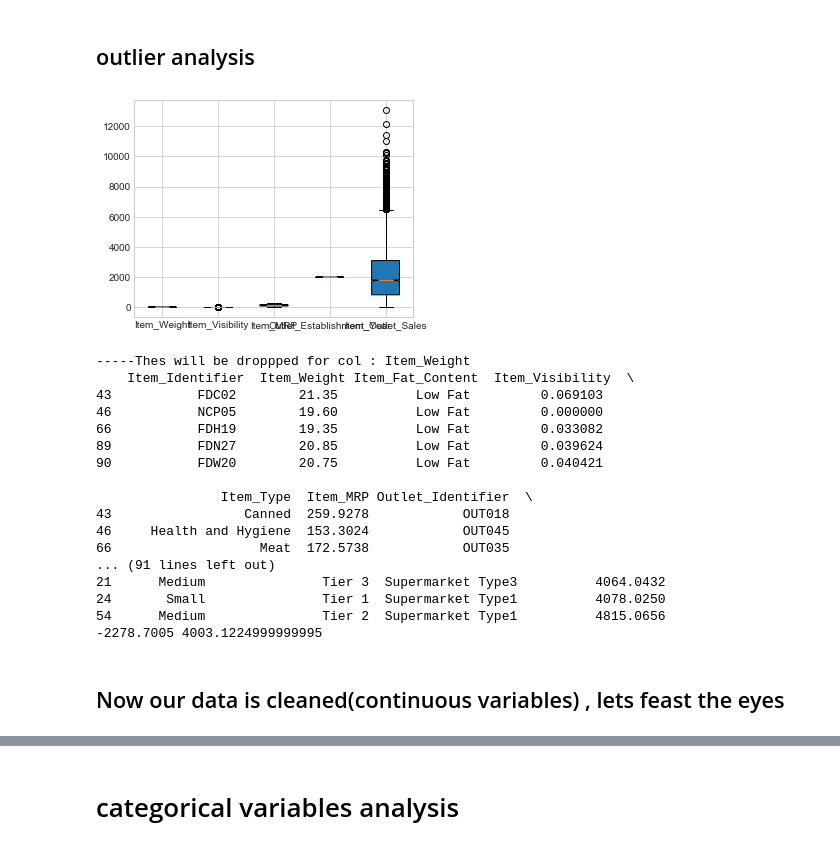
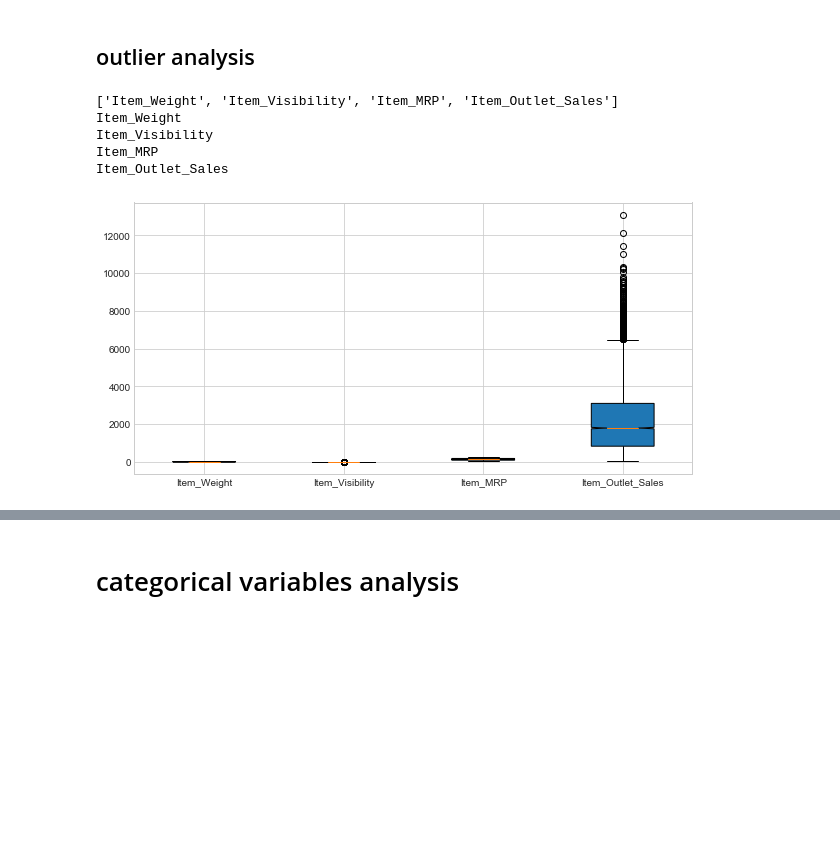
Before and after one commit to pat-123/bigmart, a Jupyter notebook: notebooks/bigmart_sales.ipynb, the cells around one changed output, grey strips where cells are left out. Drawn from its saved outputs; the diff is of its cells as text; code cells hidden in the pictures; blank space fills up the shorter version.

```diff
--- a/notebooks/bigmart_sales.ipynb
+++ b/notebooks/bigmart_sales.ipynb
@@ -89,0 +49,3 @@ categorical are - 7
+# %%
+continous_names, cat_names, iv,dv,testparams = iv_dv_get_col_names(train_df,'Item_Outlet_Sales')
+print('continous :',continous_names, '\ncategorical :',cat_names)
@@ -90,3 +68,9 @@ categorical are - 7
+# %%
+# change the dat type
+train_df.Outlet_Establishment_Year = train_df.Outlet_Establishment_Year.astype(object)
+
+continous_names.remove('Outlet_Establishment_Year')
+cat_names.append('Outlet_Establishment_Year')
 # %% [markdown]
 ## Missing value analysis
 Acceptable missing values percentage is below 30%. any field beying that threshold can be dropped
@@ -115,0 +102,5 @@ missing_values
+# %%
+# drop these
+df_cleaned = train_df.drop(train_df[(train_df.Outlet_Size.isnull())|(train_df.Item_Weight.isnull())].index).reset_index().drop('index',axis=1)
+#df_cleaned = train_df.drop(train_df[train_df.Item_Outlet_Sales<3000].index).reset_index().drop('index',axis=1)
+#df_cleaned.Outlet_Establishment_Year = df_cleaned.Outlet_Establishment_Year.astype(object)
@@ -116,7 +131,7 @@ missing_values
 # %%
 # Impute the MV
-for i,dataset in enumerate(full_data):
-    dataset['Item_Weight'] = dataset['Item_Weight'].fillna(dataset['Item_Weight'].mean())
+for i,dataset in enumerate([train_df,df_cleaned,test_df]):
+    dataset['Item_Weight'] = dataset['Item_Weight'].fillna(dataset['Item_Weight'].median())
     dataset['Outlet_Size'] = dataset['Outlet_Size'].fillna(dataset['Outlet_Size'].mode()[0]) #categorical variable, use mode
 
 train_df.isnull().sum(),test_df.isnull().sum()
@@ -141,49 +156,20 @@ train_df.isnull().sum(),test_df.isnull().sum()
 # %% [markdown]
 ## outlier analysis
 # %%
+f,ax=plt.subplots(figsize=(10,5))
 plot = []
+print(continous_names)
 for i in continous_names:
     #plt.boxplot(train_df.iloc[:,i])
+    print(i)
     plot.append(list(train_df.loc[:,i]))
 #plot = [list(train_df.loc[:,'Item_Weight']), list(train_df.loc[:,'Item_MRP'])]
 plt.boxplot(plot, notch = 'True', patch_artist= True, labels=continous_names)
 plt.show()
 # %% [output]
+['Item_Weight', 'Item_Visibility', 'Item_MRP', 'Item_Outlet_Sales']
+Item_Weight
+Item_Visibility
+Item_MRP
+Item_Outlet_Sales
-[figure, old version]
+[figure, new version]
-# %%
-#train_df=full_data[0]
-#test_df = full_data[1]
-for i in continous_names:
-    q75,q25 = np.percentile(train_df.loc[:,i],[75,25])
-    iqr = q75 - q25
-    min = q25 - (iqr* 1.5)#lower fence
-    max = q25 + (iqr* 1.5)#upper fence
-    #if train_df.loc[:,i] < min:
-
-    print('-----Thes will be droppped for col :',i,'\n',train_df[train_df.loc[:,i] >max].head())
-    print(min,max)
-    train_df = train_df.drop(train_df[train_df.loc[:,i] <min].index)
-    train_df = train_df.drop(train_df[train_df.loc[:,i] > max].index)
-    if(i!= 'Item_Outlet_Sales'):#absent in test_df
-        test_df = test_df.drop(test_df[test_df.loc[:,i] <min].index)
-        test_df = test_df.drop(test_df[test_df.loc[:,i] > max].index)
-# %% [output]
------Thes will be droppped for col : Item_Weight
-    Item_Identifier  Item_Weight Item_Fat_Content  Item_Visibility  \
-43           FDC02        21.35          Low Fat         0.069103
-46           NCP05        19.60          Low Fat         0.000000
-66           FDH19        19.35          Low Fat         0.033082
-89           FDN27        20.85          Low Fat         0.039624
-90           FDW20        20.75          Low Fat         0.040421
-
-                Item_Type  Item_MRP Outlet_Identifier  \
-43                 Canned  259.9278            OUT018
-46     Health and Hygiene  153.3024            OUT045
-66                   Meat  172.5738            OUT035
-... (91 lines left out)
-21      Medium               Tier 3  Supermarket Type3          4064.0432
-24       Small               Tier 1  Supermarket Type1          4078.0250
-54      Medium               Tier 2  Supermarket Type1          4815.0656
--2278.7005 4003.1224999999995
-# %% [markdown]
-## Now our data is cleaned(continuous variables) , lets feast the eyes
```
Also changed, not shown: parts of 203 cells of this notebook, 5 other files.
